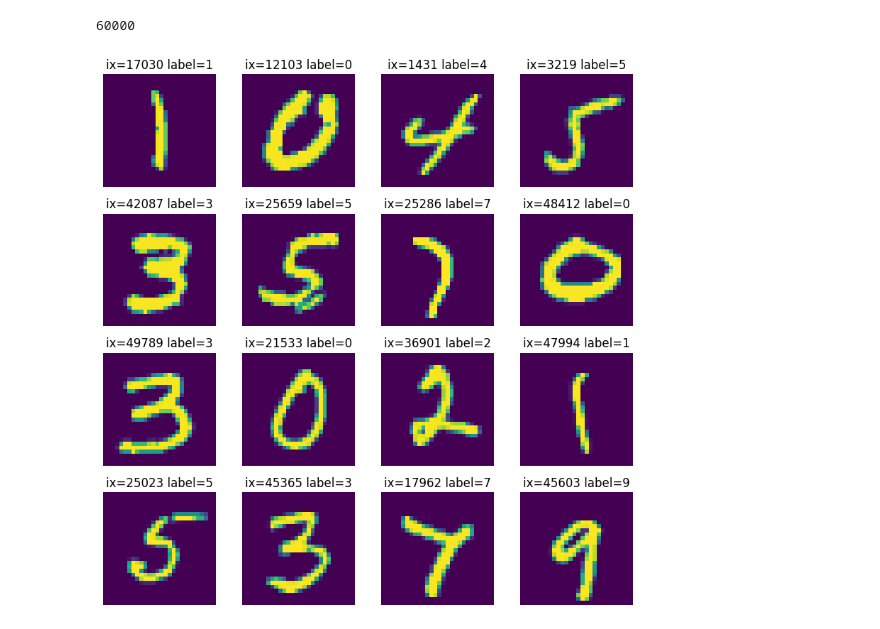
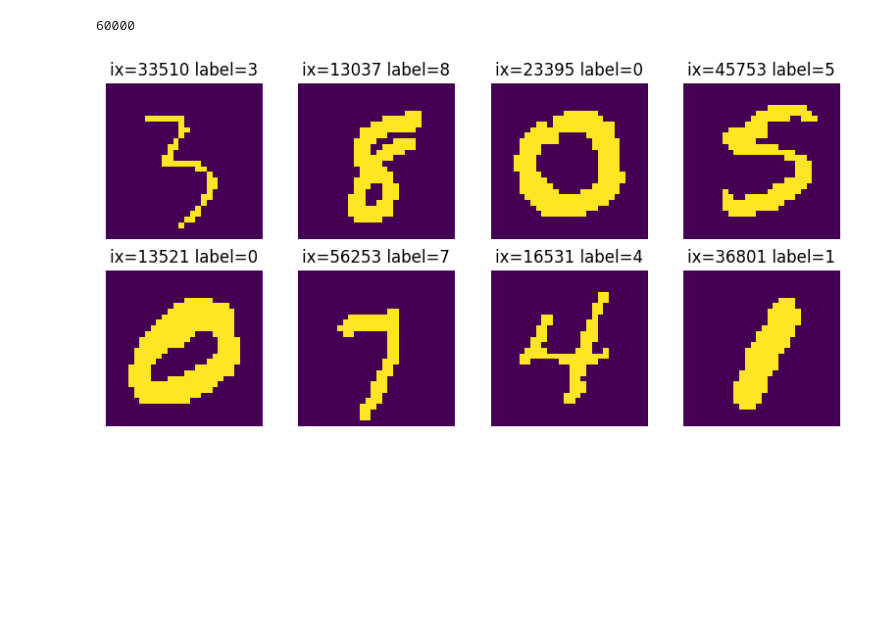
Before and after one commit to andraspalasti/notebooks, a Jupyter notebook: variational_ae.ipynb, the cells around one changed output. Cells and saved outputs as stored; diff of their text form; code cells hidden in the pictures; blank space fills up the shorter version.

```diff
--- a/variational_ae.ipynb
+++ b/variational_ae.ipynb
@@ -9,20 +9,24 @@ from torch.utils.data import DataLoader
 from torchvision.datasets import MNIST
 from torchvision.transforms.functional import to_tensor
 # %%
-train_set = MNIST('datasets', train=True, download=True, transform=to_tensor)
+def binarized(img):
+    img = to_tensor(img)
+    return (img > 0.5).type(torch.float32)
+
+train_set = MNIST('datasets', train=True, download=True, transform=binarized)
 len(train_set)
 # %% [output]
 60000
 # %%
 # See images in dataset
-plt.figure(figsize=(8,8))
-ixs = torch.randint(low=0, high=len(train_set), size=(16,)).tolist()
+plt.figure(figsize=(8,4))
+ixs = torch.randint(low=0, high=len(train_set), size=(8,)).tolist()
 for i, ix in enumerate(ixs):
     img, label = train_set[ix]
-    plt.subplot(4, 4, i+1)
+    plt.subplot(2, 4, i+1)
     plt.imshow(torch.squeeze(img))
     plt.title(f'{ix=} {label=}')
     plt.axis('off')
 plt.tight_layout()
 # %% [output]
-[figure, old version]
+[figure, new version]
```
Also changed, not shown: parts of 12 cells of this notebook, 1 other file.
